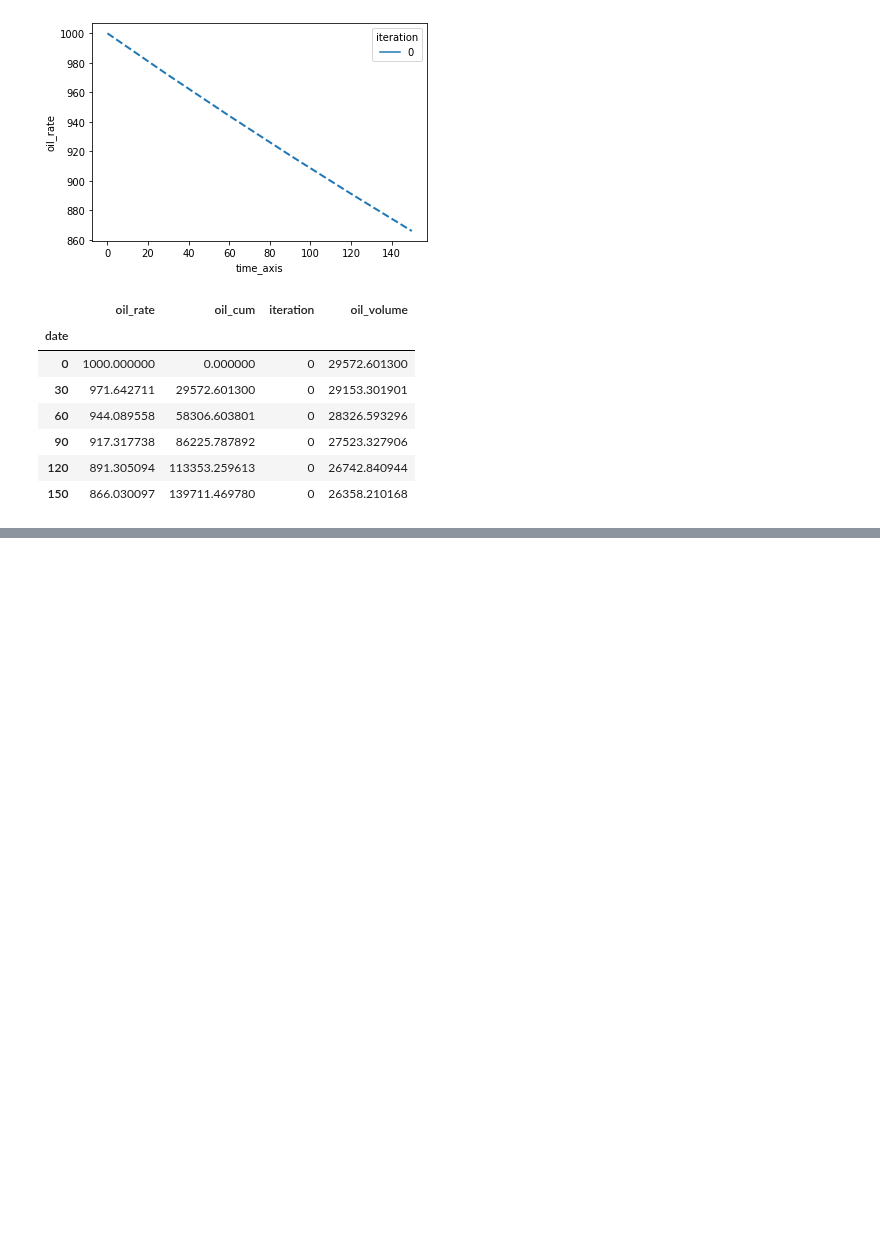
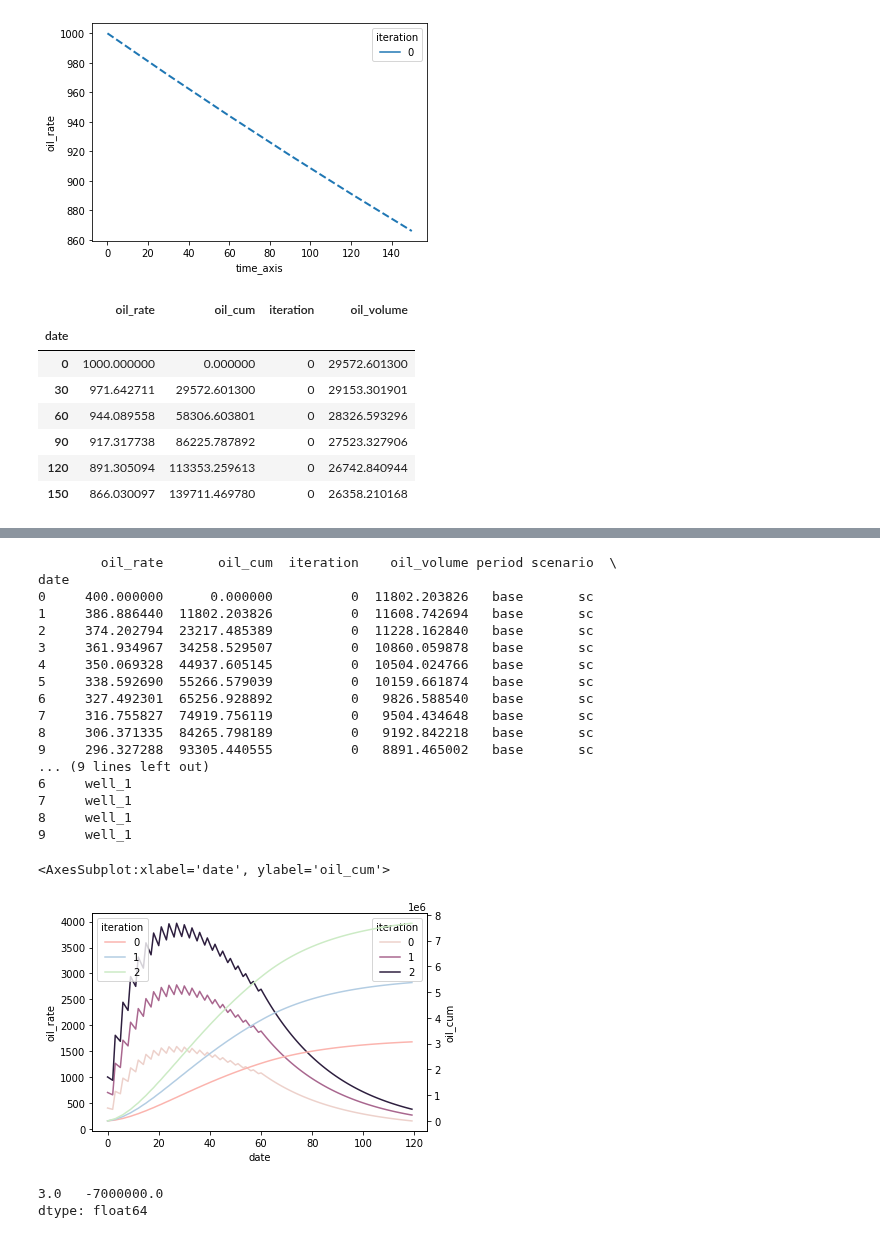
Before and after one commit to scuervo91/dcapy, a Jupyter notebook: docs/examples/6-FixesNotebooks/0-1-5_test_release.ipynb, the cells around one changed output, grey strips where cells are left out. Cells and saved outputs as stored; diff of their text form; code cells hidden in the pictures; blank space fills up the shorter version.

```diff
--- a/docs/examples/6-FixesNotebooks/0-1-5_test_release.ipynb
+++ b/docs/examples/6-FixesNotebooks/0-1-5_test_release.ipynb
@@ -90,0 +174,29 @@ dca.Arps(
+# %%
+f = gw.generate_forecast(freq_output='M')
+print(f.head(10))
+total_prod = f.reset_index().groupby(['date','iteration'])['oil_rate','oil_cum'].sum().reset_index()
+fig, ax = plt.subplots()
+
+sns.lineplot(data=total_prod, x='date', y='oil_rate', hue='iteration',ax=ax)
+ax2 = ax.twinx()
+sns.lineplot(data=total_prod, x='date', y='oil_cum', hue='iteration',ax=ax2, palette='Pastel1')
+# %% [output]
+        oil_rate       oil_cum  iteration    oil_volume period scenario  \
+date
+0     400.000000      0.000000          0  11802.203826   base       sc
+1     386.886440  11802.203826          0  11608.742694   base       sc
+2     374.202794  23217.485389          0  11228.162840   base       sc
+3     361.934967  34258.529507          0  10860.059878   base       sc
+4     350.069328  44937.605145          0  10504.024766   base       sc
+5     338.592690  55266.579039          0  10159.661874   base       sc
+6     327.492301  65256.928892          0   9826.588540   base       sc
+7     316.755827  74919.756119          0   9504.434648   base       sc
+8     306.371335  84265.798189          0   9192.842218   base       sc
+9     296.327288  93305.440555          0   8891.465002   base       sc
+... (9 lines left out)
+6     well_1
+7     well_1
+8     well_1
+9     well_1
+<AxesSubplot:xlabel='date', ylabel='oil_cum'>
+[figure, added]
@@ -90,0 +205,5 @@ dca.Arps(
+# %%
+c[0].capex[1].get_cashflow()
+# %% [output]
+3.0   -7000000.0
+dtype: float64
```
Also changed, not shown: parts of 5 cells of this notebook, 3 other files.
